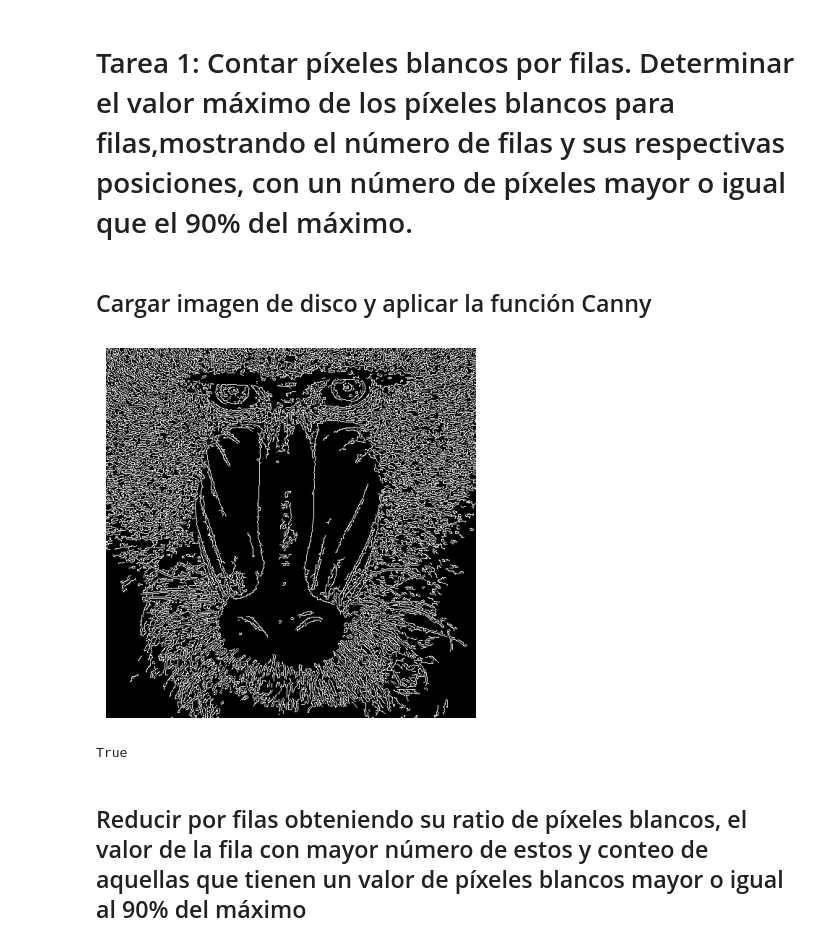
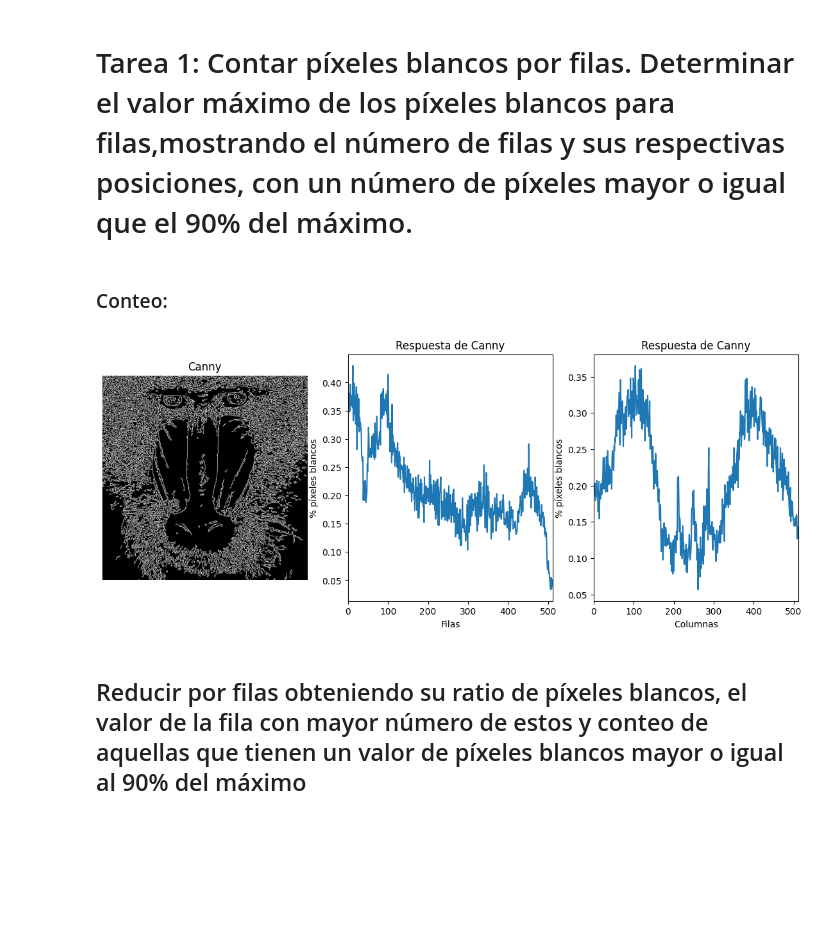
Before and after one commit to A-NullPointer/VC-P2, a Jupyter notebook: Practica2.ipynb, the cells around one changed output. Cells and saved outputs as stored; diff of their text form; code cells hidden in the pictures; blank space fills up the shorter version.

```diff
--- a/Practica2.ipynb
+++ b/Practica2.ipynb
@@ -8,17 +8,58 @@ from PIL import Image, ImageTk
 import tkinter as tk
 # %% [markdown]
 # Tarea 1: Contar píxeles blancos por filas. Determinar el valor máximo de los píxeles blancos para filas,mostrando el número de filas y sus respectivas posiciones, con un número de píxeles mayor o igual que el 90% del máximo.
-# %% [markdown]
-## Cargar imagen de disco y aplicar la función Canny
+# %% [markdown]
+### Conteo:
 # %%
-image = cv2.imread("imgs/mandril.jpg", cv2.IMREAD_COLOR_RGB)
-canny = cv2.Canny(cv2.cvtColor(image, cv2.COLOR_RGB2GRAY), 100, 200)
-plt.axis('off')
+img = cv2.imread('imgs/mandril.jpg')
+# #Conversión de la imagen a niveles de grises de la imagen original en BGR
+gris = cv2.cvtColor(img, cv2.COLOR_BGR2GRAY)
+
+#Obtiene contornos con el operador de Canny
+#Parámetros: imagen de entrada, umbral inferior, umbral superior
+canny = cv2.Canny(gris, 100, 200)
+
+#El contenido de la imagen resultado de Canny, son valores 0 o 255, lo compruebas al descomentar
+#print(canny)
+#Cuenta el número de píxeles blancos (255) por fila
+#Suma los valores de los pixeles por fila
+row_counts = cv2.reduce(canny, 1, cv2.REDUCE_SUM, dtype=cv2.CV_32SC1).flatten()
+#Cuenta el número de píxeles blancos (255) por columna
+#Suma los valores de los pixeles por columna
+col_counts = cv2.reduce(canny, 0, cv2.REDUCE_SUM, dtype=cv2.CV_32SC1)
+
+#Normaliza en base al número de filas, primer valor devuelto por shape, y al valor máximo del píxel (255)
+#El resultado será el número de píxeles blancos por fila
+row = row_counts / (255 * canny.shape[1])
+
+#Normaliza en base al número de filas, primer valor devuelto por shape, y al valor máximo del píxel (255)
+#El resultado será el número de píxeles blancos por columna
+cols = col_counts[0] / (255 * canny.shape[0])
+
+#Muestra dicha cuenta gráficamente
+plt.figure(figsize=(14,5))
+plt.subplot(1, 3, 1)
+plt.axis("off")
+plt.title("Canny")
 plt.imshow(canny, cmap='gray')
-plt.show()
-cv2.imwrite('imgs/mandril_canny.jpg', canny)
+
+plt.subplot(1, 3, 2)
+plt.title("Respuesta de Canny")
+plt.xlabel("Filas")
+plt.ylabel("% píxeles blancos")
+plt.plot(row)
+#Rango en x definido por las columnas
+plt.xlim([0, canny.shape[1]])
+
+plt.subplot(1, 3, 3)
+plt.title("Respuesta de Canny")
+plt.xlabel("Columnas")
+plt.ylabel("% píxeles blancos")
+plt.plot(cols)
+#Rango en x definido por las columnas
+plt.xlim([0, canny.shape[1]])
+plt.savefig("imgs/histogramas_filas_columnas_canny.jpg")
 # %% [output]
-[figure, old version]
+[figure, new version]
-True
 # %% [markdown]
 ## Reducir por filas obteniendo su ratio de píxeles blancos, el valor de la fila con mayor número de estos y conteo de aquellas que tienen un valor de píxeles blancos mayor o igual al 90% del máximo
```
Also changed, not shown: parts of 7 cells of this notebook, 4 other files.
